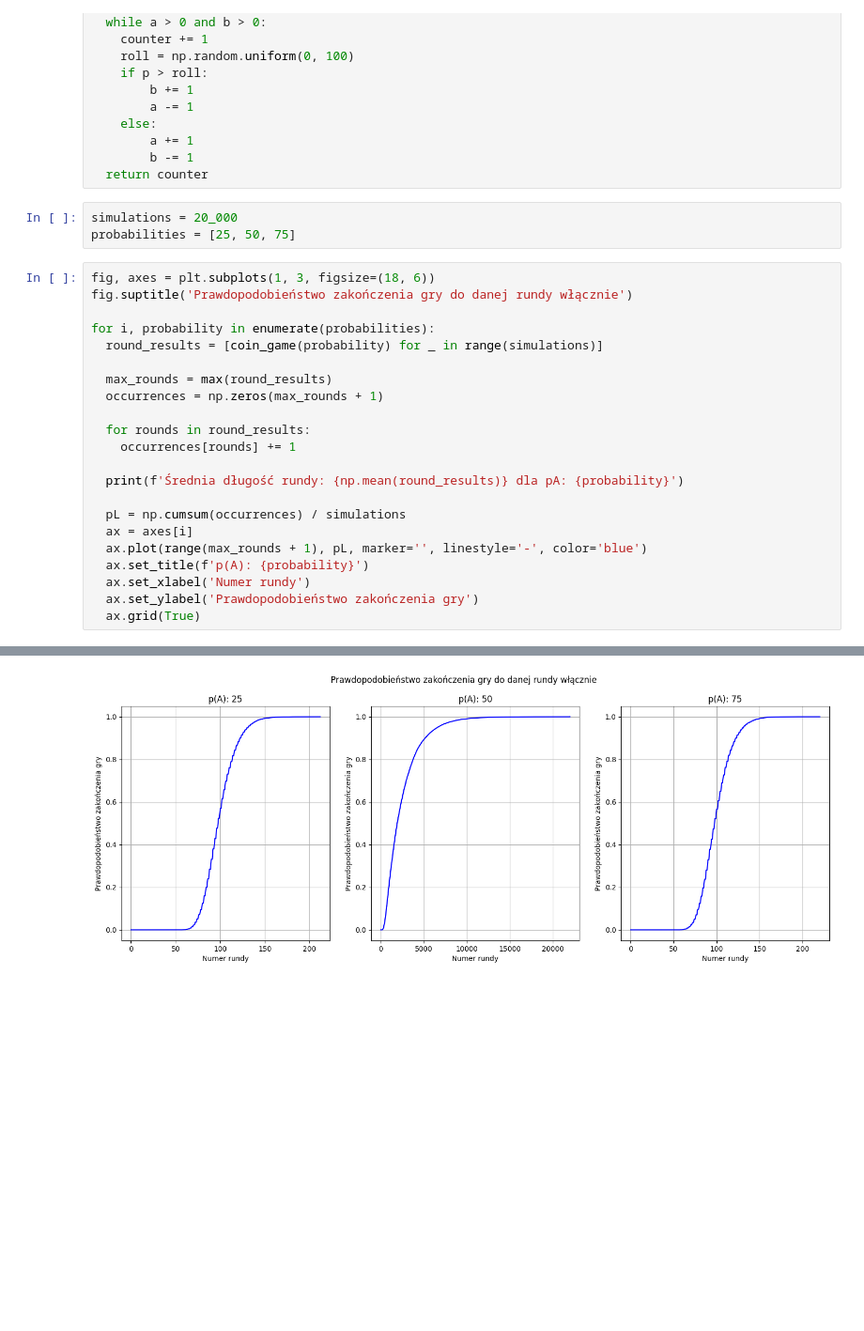
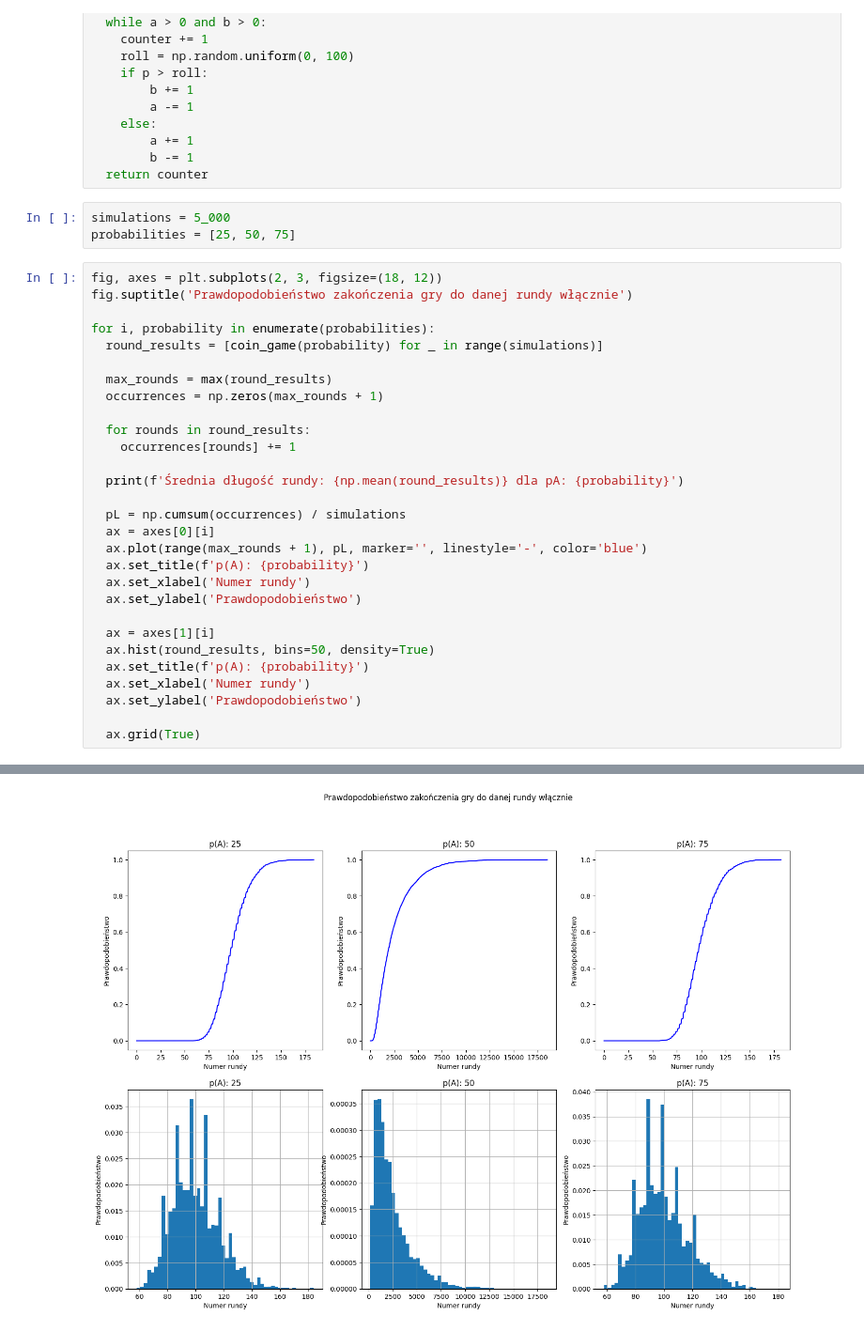
Before and after one commit to VaynerAkaWalo/statistics-classes-uj, a Jupyter notebook: class_01/c.ipynb, the cells around one changed output, grey strips where cells are left out. Shown: that part at 94% size. Cells and saved outputs as stored; diff of their text form; blank space fills up the shorter version.

```diff
--- a/class_01/c.ipynb
+++ b/class_01/c.ipynb
@@ -28,10 +28,10 @@ def coin_game(p):
         b -= 1
   return counter
 # %%
-simulations = 20_000
+simulations = 5_000
 probabilities = [25, 50, 75]
 # %%
-fig, axes = plt.subplots(1, 3, figsize=(18, 6))
+fig, axes = plt.subplots(2, 3, figsize=(18, 12))
 fig.suptitle('Prawdopodobieństwo zakończenia gry do danej rundy włącznie')
 
 for i, probability in enumerate(probabilities):
@@ -46,10 +46,17 @@ for i, probability in enumerate(probabilities):
   print(f'Średnia długość rundy: {np.mean(round_results)} dla pA: {probability}')
 
   pL = np.cumsum(occurrences) / simulations
-  ax = axes[i]
+  ax = axes[0][i]
   ax.plot(range(max_rounds + 1), pL, marker='', linestyle='-', color='blue')
   ax.set_title(f'p(A): {probability}')
   ax.set_xlabel('Numer rundy')
-  ax.set_ylabel('Prawdopodobieństwo zakończenia gry')
+  ax.set_ylabel('Prawdopodobieństwo')
+
+  ax = axes[1][i]
+  ax.hist(round_results, bins=50, density=True)
+  ax.set_title(f'p(A): {probability}')
+  ax.set_xlabel('Numer rundy')
+  ax.set_ylabel('Prawdopodobieństwo')
+
   ax.grid(True)
 # %% [output]
@@ -59 +66 @@ for i, probability in enumerate(probabilities):
-[figure, old version]
+[figure, new version]
```
Also changed, not shown: parts of 1 cell of this notebook, 1 other file.
